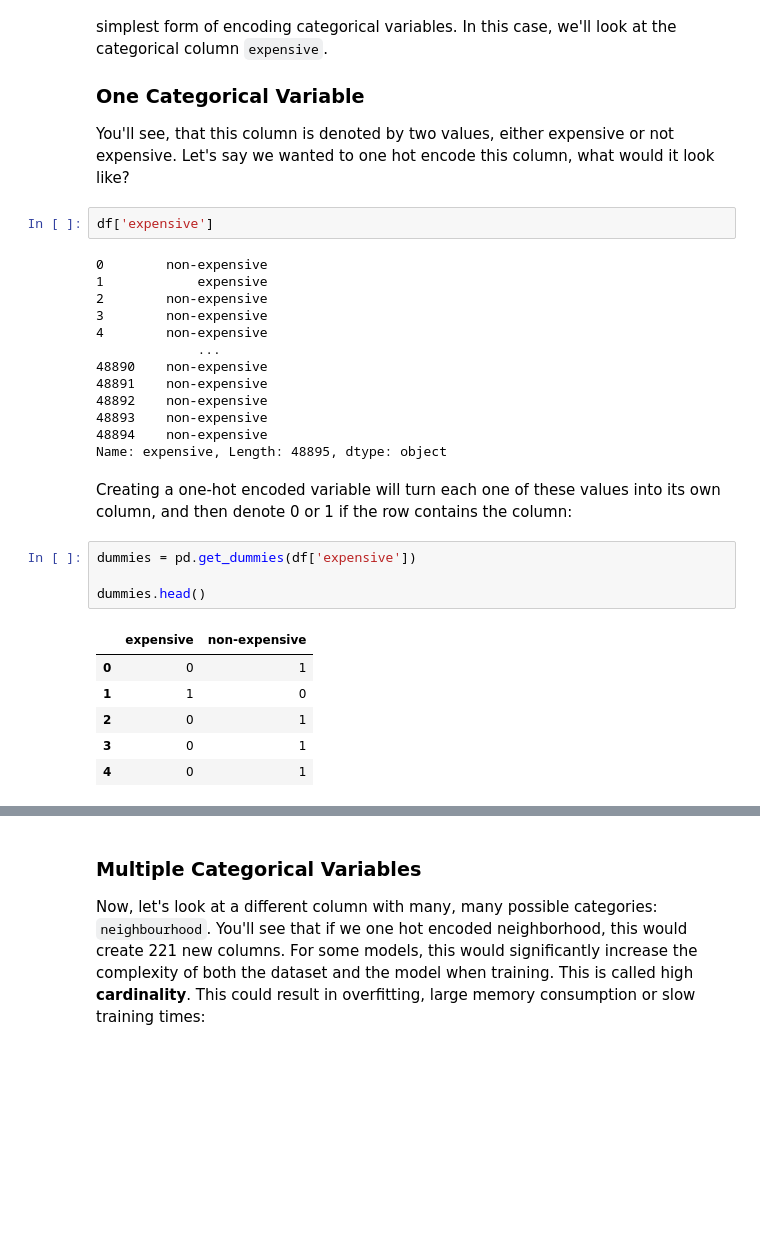
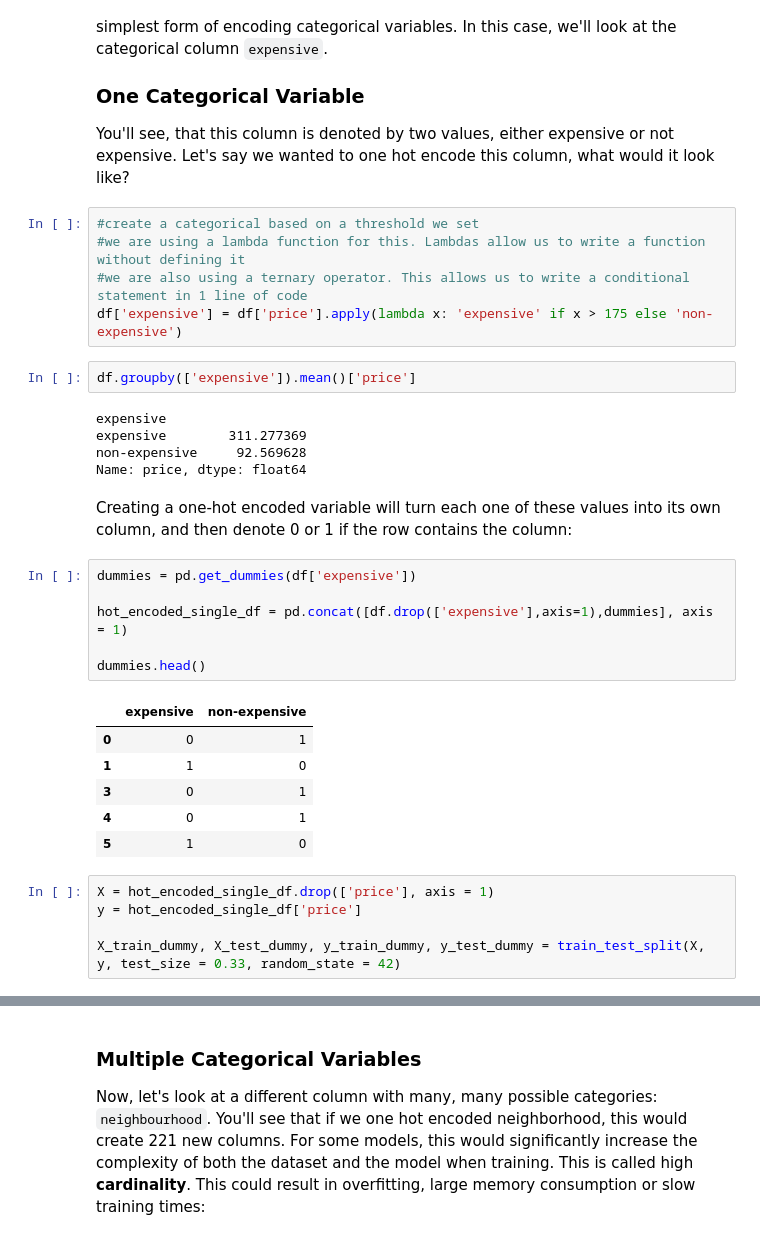
Before and after one commit to PlayingNumbers/ML_Process_Course, a Jupyter notebook: 7_feature_engineering/7_1_categorical_features/section_7_1_categorical_features.ipynb, the cells around one changed output, grey strips where cells are left out. Cells and saved outputs as stored; diff of their text form; blank space fills up the shorter version.

```diff
--- a/7_feature_engineering/7_1_categorical_features/section_7_1_categorical_features.ipynb
+++ b/7_feature_engineering/7_1_categorical_features/section_7_1_categorical_features.ipynb
@@ -35,31 +60,35 @@ The first technique we'll dive into is one hot encoding. One hot encoding is the
 ### One Categorical Variable
 
 You'll see, that this column is denoted by two values, either expensive or not expensive. Let's say we wanted to one hot encode this column, what would it look like?
+# %%
+#create a categorical based on a threshold we set
+#we are using a lambda function for this. Lambdas allow us to write a function without defining it
+#we are also using a ternary operator. This allows us to write a conditional statement in 1 line of code
+df['expensive'] = df['price'].apply(lambda x: 'expensive' if x > 175 else 'non-expensive')
 # %%
-df['expensive']
+df.groupby(['expensive']).mean()['price']
 # %% [output]
-0        non-expensive
-1            expensive
-2        non-expensive
-3        non-expensive
-4        non-expensive
-             ...
-48890    non-expensive
-48891    non-expensive
-48892    non-expensive
-48893    non-expensive
-48894    non-expensive
-Name: expensive, Length: 48895, dtype: object
+expensive
+expensive        311.277369
+non-expensive     92.569628
+Name: price, dtype: float64
 # %% [markdown]
 Creating a one-hot encoded variable will turn each one of these values into its own column, and then denote 0 or 1 if the row contains the column:
 # %%
 dummies = pd.get_dummies(df['expensive'])
 
+hot_encoded_single_df = pd.concat([df.drop(['expensive'],axis=1),dummies], axis = 1)
+
 dummies.head()
 # %% [output]
 |  | expensive | non-expensive |
 | 0 | 0 | 1 |
 | 1 | 1 | 0 |
-| 2 | 0 | 1 |
 | 3 | 0 | 1 |
 | 4 | 0 | 1 |
+| 5 | 1 | 0 |
+# %%
+X = hot_encoded_single_df.drop(['price'], axis = 1)
+y = hot_encoded_single_df['price']
+
+X_train_dummy, X_test_dummy, y_train_dummy, y_test_dummy = train_test_split(X, y, test_size = 0.33, random_state = 42)
```
Also changed, not shown: parts of 36 cells of this notebook.
